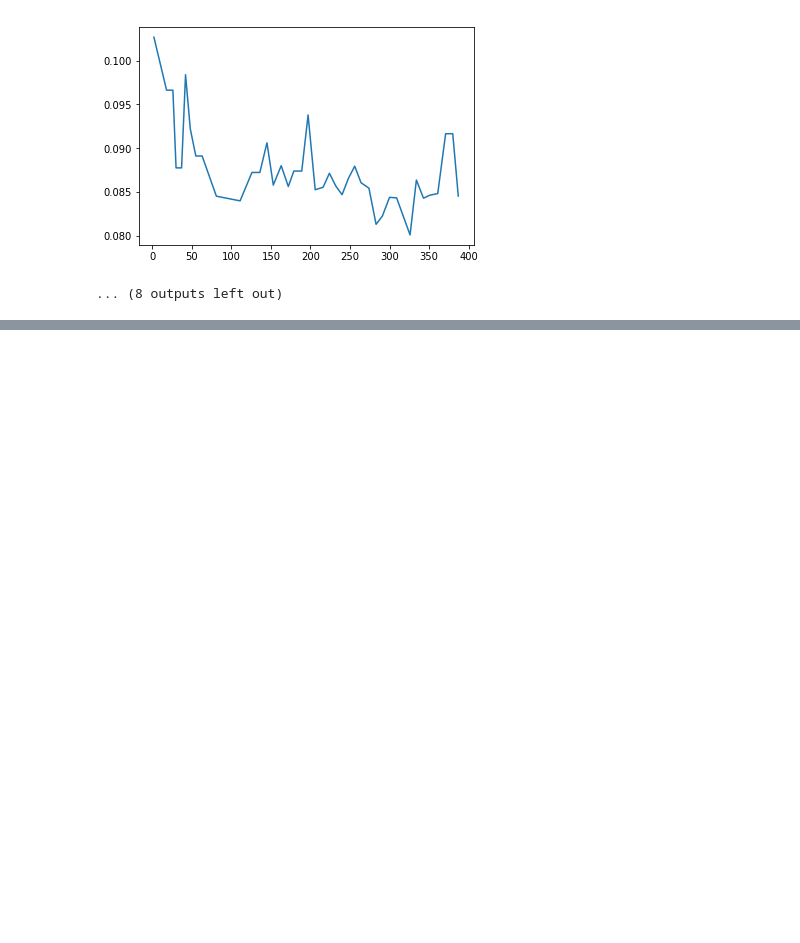
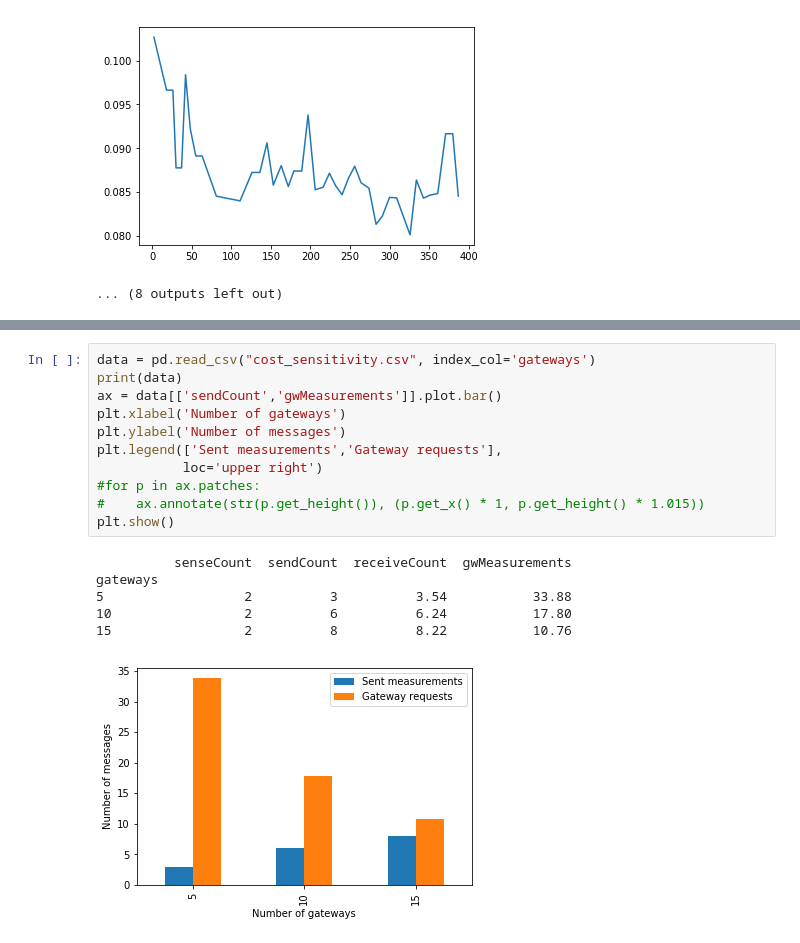
Before and after one commit to khulan8824/mn, a Jupyter notebook: log.ipynb, the cells around one changed output, grey strips where cells are left out. Drawn from its saved outputs; the diff is of its cells as text; blank space fills up the shorter version.

```diff
--- a/log.ipynb
+++ b/log.ipynb
@@ -397,0 +524,18 @@ for name, group in grouped:
+# %%
+data = pd.read_csv("cost_sensitivity.csv", index_col='gateways')
+print(data)
+ax = data[['sendCount','gwMeasurements']].plot.bar()
+plt.xlabel('Number of gateways')
+plt.ylabel('Number of messages')
+plt.legend(['Sent measurements','Gateway requests'],
+           loc='upper right')
+#for p in ax.patches:
+#    ax.annotate(str(p.get_height()), (p.get_x() * 1, p.get_height() * 1.015))
+plt.show()
+# %% [output]
+          senseCount  sendCount  receiveCount  gwMeasurements
+gateways
+5                  2          3          3.54           33.88
+10                 2          6          6.24           17.80
+15                 2          8          8.22           10.76
+[figure, added]
```
Also changed, not shown: parts of 22 cells of this notebook.
